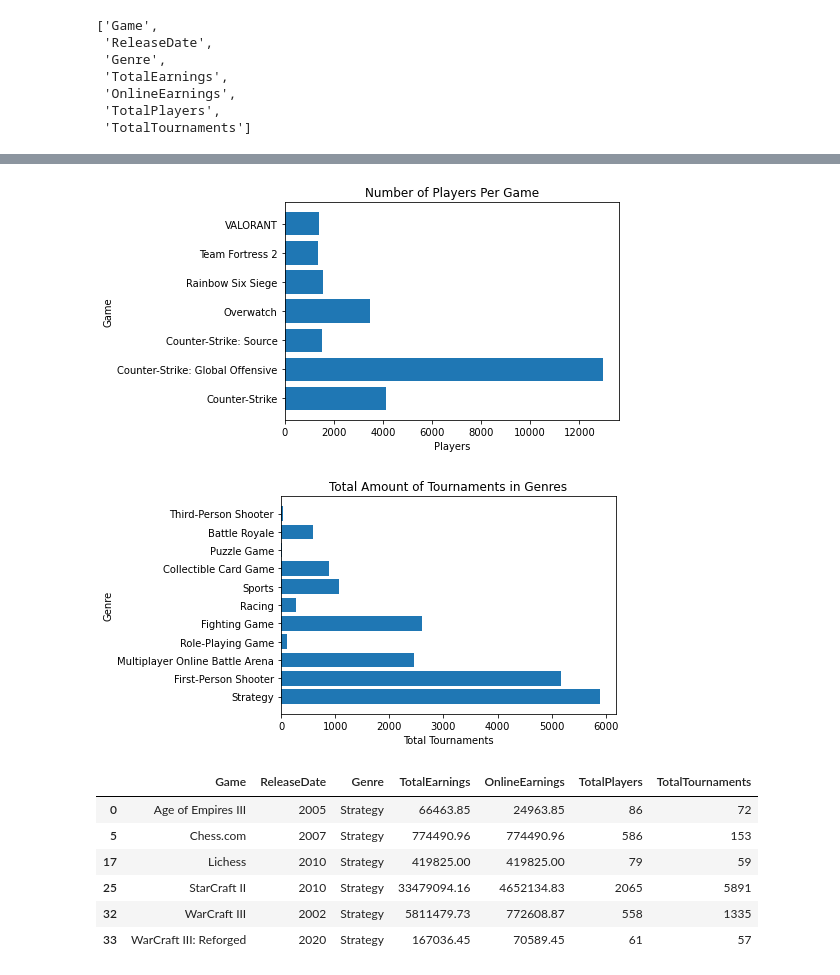
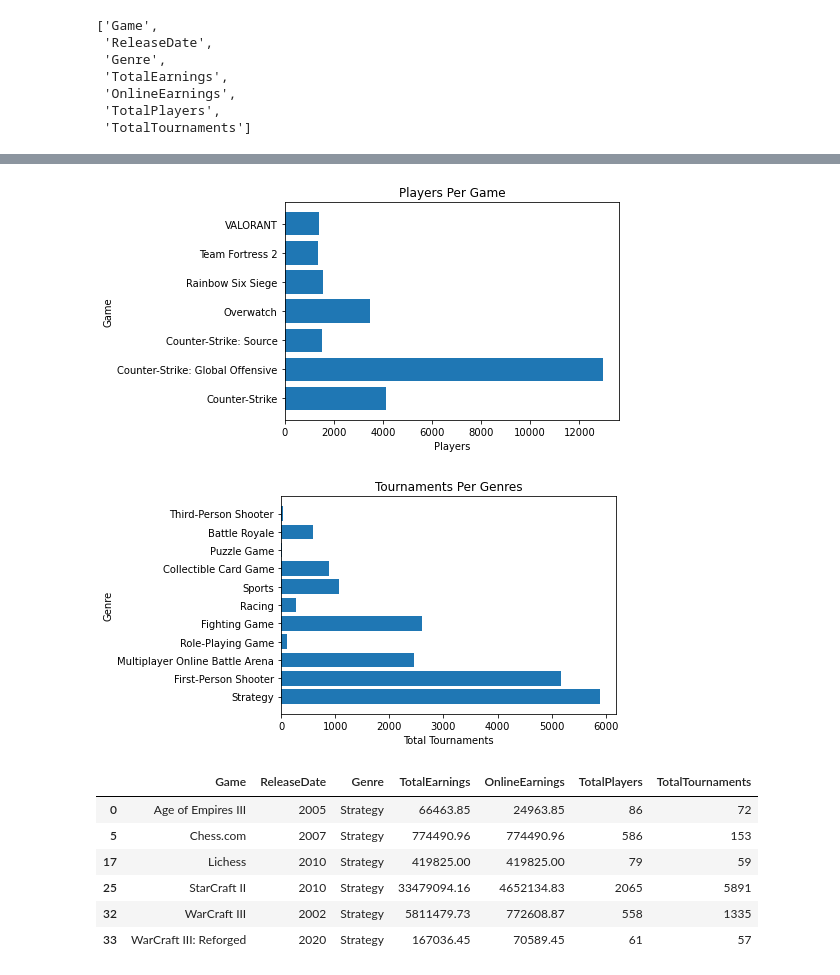
Before and after one commit to Al-Cap/Popular-Esport-Game, a Jupyter notebook: Notebook/Untitled.ipynb, the cells around one changed output, grey strips where cells are left out. Saved outputs shown, nothing was run; the diff lists cells and outputs as text; code cells hidden in the pictures.

```diff
--- a/Notebook/Untitled.ipynb
+++ b/Notebook/Untitled.ipynb
@@ -181,18 +181,18 @@ ps = ds.TotalPlayers.to_list()
 plt.barh(gs, ps)
 plt.xlabel('Players')
 plt.ylabel('Game')
-plt.title('Number of Players Per Game')
+plt.title('Players Per Game')
 plt.savefig('../figures/FirstP-Shooter_game-player_barh')
 # %% [output]
-[figure, old version]
+[figure, new version]
 # %%
 plt.barh(genre, tour)
 plt.ylabel('Genre')
 plt.xlabel('Total Tournaments')
-plt.title('Total Amount of Tournaments in Genres')
+plt.title('Tournaments Per Genres')
 plt.savefig('../figures/genre-tour_barh.png')
 # %% [output]
-[figure, old version]
+[figure, new version]
 # %%
 
 data[data.Genre == 'Strategy']
```
Also changed, not shown: parts of 5 cells of this notebook, 6 other files.
